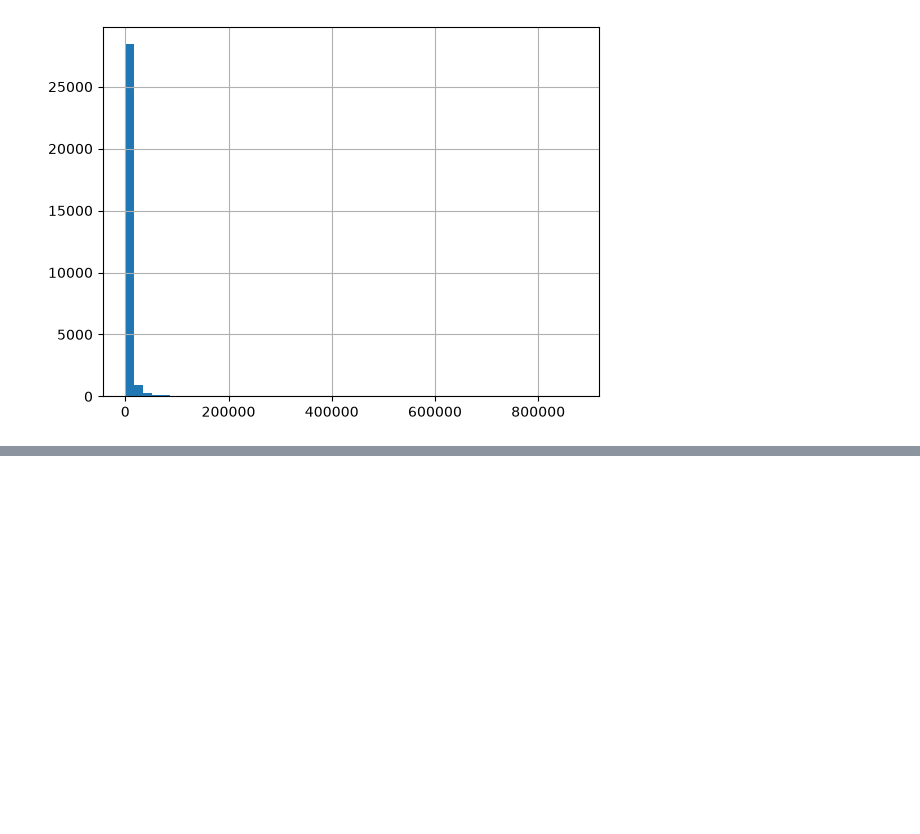
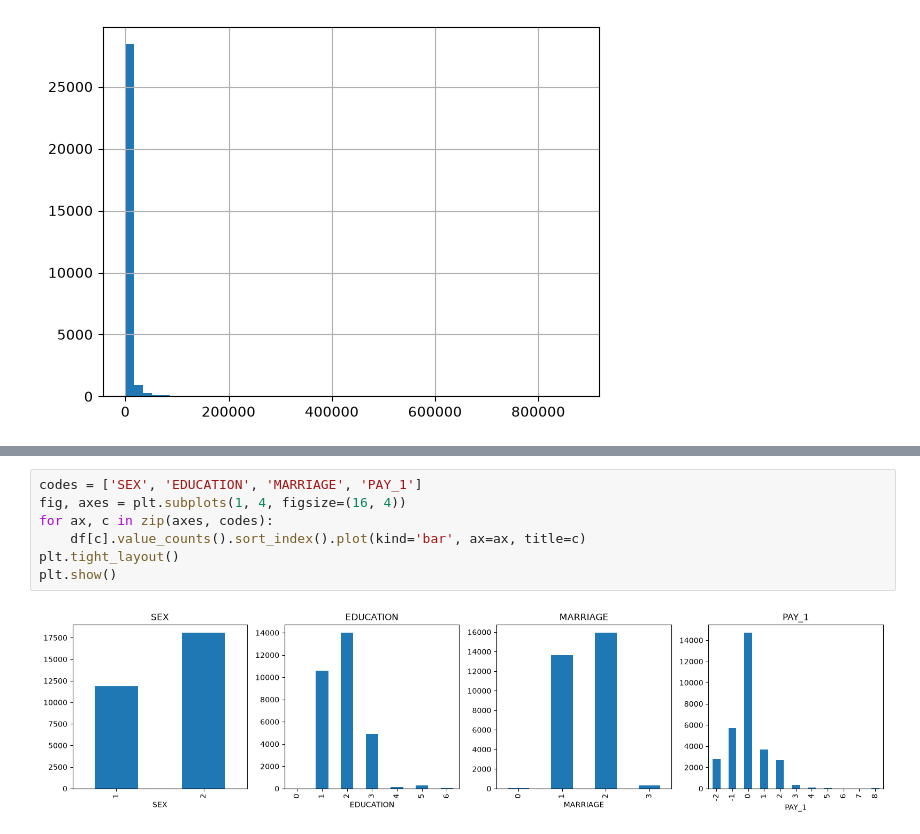
Before and after one commit to Luben69/Default-of-Credit-Card-Clients, a Jupyter notebook: Untitled.ipynb, the cells around one changed output, grey strips where cells are left out. Drawn from its saved outputs; the diff is of its cells as text; blank space fills up the shorter version.

```diff
--- a/Untitled.ipynb
+++ b/Untitled.ipynb
@@ -447,0 +726,9 @@ df["PAY_AMT1"].hist(bins=50)
+# %%
+codes = ['SEX', 'EDUCATION', 'MARRIAGE', 'PAY_1']
+fig, axes = plt.subplots(1, 4, figsize=(16, 4))
+for ax, c in zip(axes, codes):
+    df[c].value_counts().sort_index().plot(kind='bar', ax=ax, title=c)
+plt.tight_layout()
+plt.show()
+# %% [output]
+[figure, added]
```
Also changed, not shown: parts of 23 cells of this notebook.
